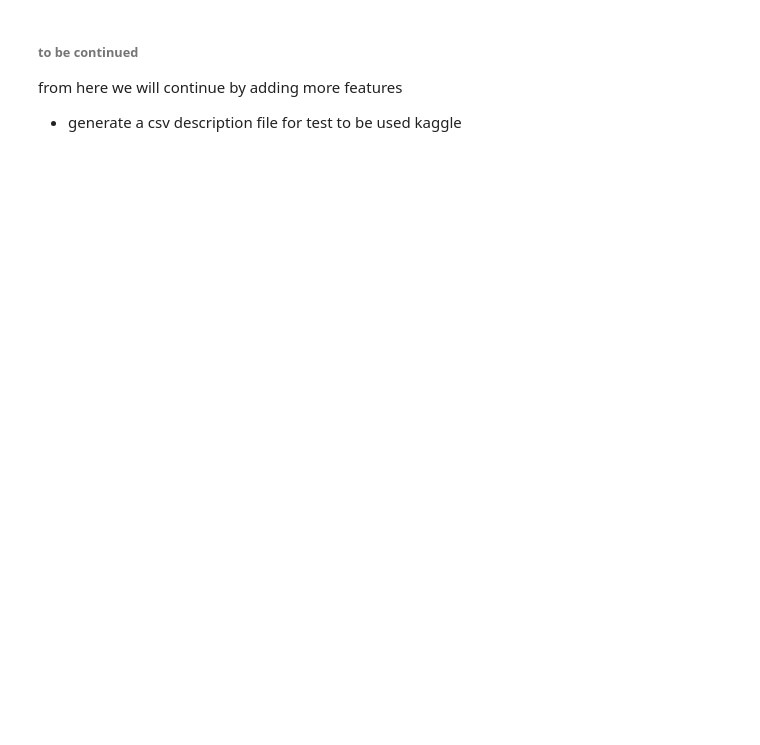
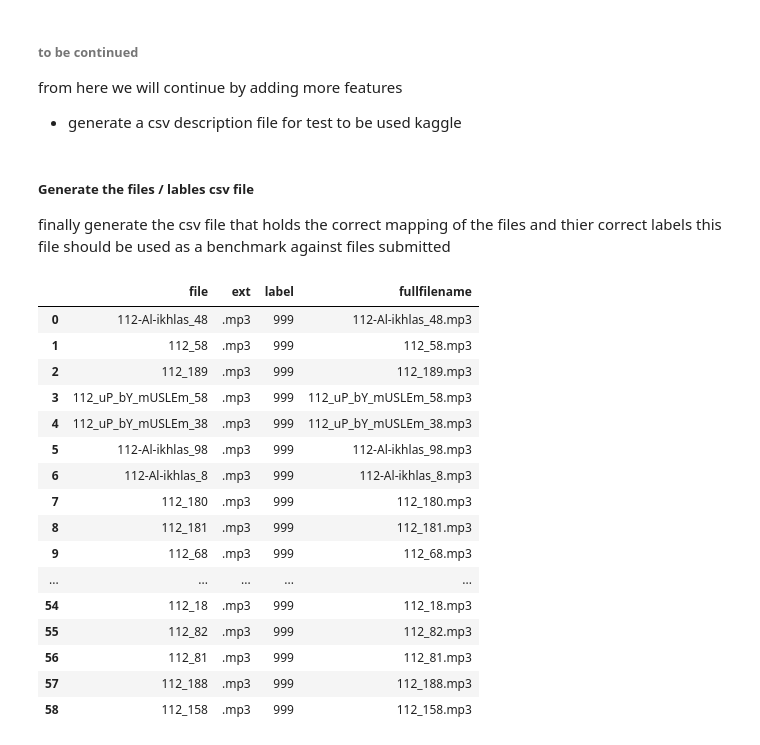
Before and after one commit to wradwan/DataScience_Library, a Jupyter notebook: datasettools.ipynb, the cells around one changed output. Cells and saved outputs as stored; diff of their text form; code cells hidden in the pictures; blank space fills up the shorter version.

```diff
--- a/datasettools.ipynb
+++ b/datasettools.ipynb
@@ -312,3 +312,6 @@ rename /ds/dataset/quran/999/112-Al-ikhlas_28.mp3_tmp to /ds/dataset/quran/999/1
 ###### to be continued
 from here we will continue by adding more features
 -  generate a csv description file for test to be used kaggle
+# %% [markdown]
+##### Generate the files / lables csv file
+finally generate the csv file that holds the correct mapping of the files and thier correct labels this file should be used as a benchmark against files submitted
@@ -314,0 +325,23 @@ from here we will continue by adding more features
+# %%
+test_path='/ds/dataset/quran/999'
+test_dataset = list_files_with_labels( test_path,randomize=True)
+# %%
+test_dataset
+# %% [output]
+|  | file | ext | label | fullfilename |
+| 0 | 112-Al-ikhlas_48 | .mp3 | 999 | 112-Al-ikhlas_48.mp3 |
+| 1 | 112_58 | .mp3 | 999 | 112_58.mp3 |
+| 2 | 112_189 | .mp3 | 999 | 112_189.mp3 |
+| 3 | 112_uP_bY_mUSLEm_58 | .mp3 | 999 | 112_uP_bY_mUSLEm_58.mp3 |
+| 4 | 112_uP_bY_mUSLEm_38 | .mp3 | 999 | 112_uP_bY_mUSLEm_38.mp3 |
+| 5 | 112-Al-ikhlas_98 | .mp3 | 999 | 112-Al-ikhlas_98.mp3 |
+| 6 | 112-Al-ikhlas_8 | .mp3 | 999 | 112-Al-ikhlas_8.mp3 |
+| 7 | 112_180 | .mp3 | 999 | 112_180.mp3 |
+| 8 | 112_181 | .mp3 | 999 | 112_181.mp3 |
+| 9 | 112_68 | .mp3 | 999 | 112_68.mp3 |
+| ... | ... | ... | ... | ... |
+| 54 | 112_18 | .mp3 | 999 | 112_18.mp3 |
+| 55 | 112_82 | .mp3 | 999 | 112_82.mp3 |
+| 56 | 112_81 | .mp3 | 999 | 112_81.mp3 |
+| 57 | 112_188 | .mp3 | 999 | 112_188.mp3 |
+| 58 | 112_158 | .mp3 | 999 | 112_158.mp3 |
```
Also changed, not shown: parts of 5 cells of this notebook.
